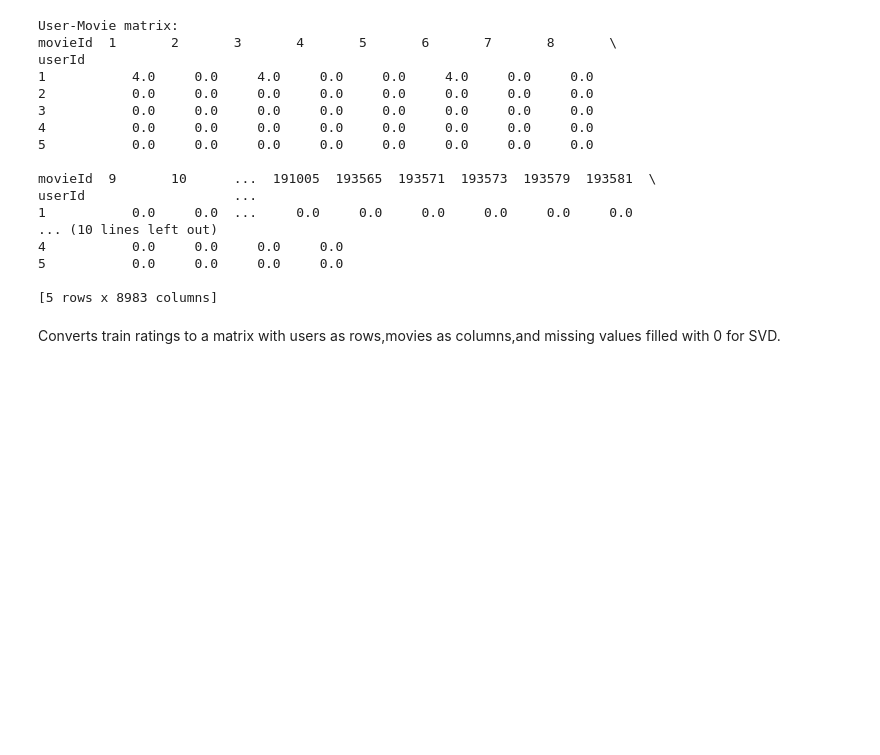
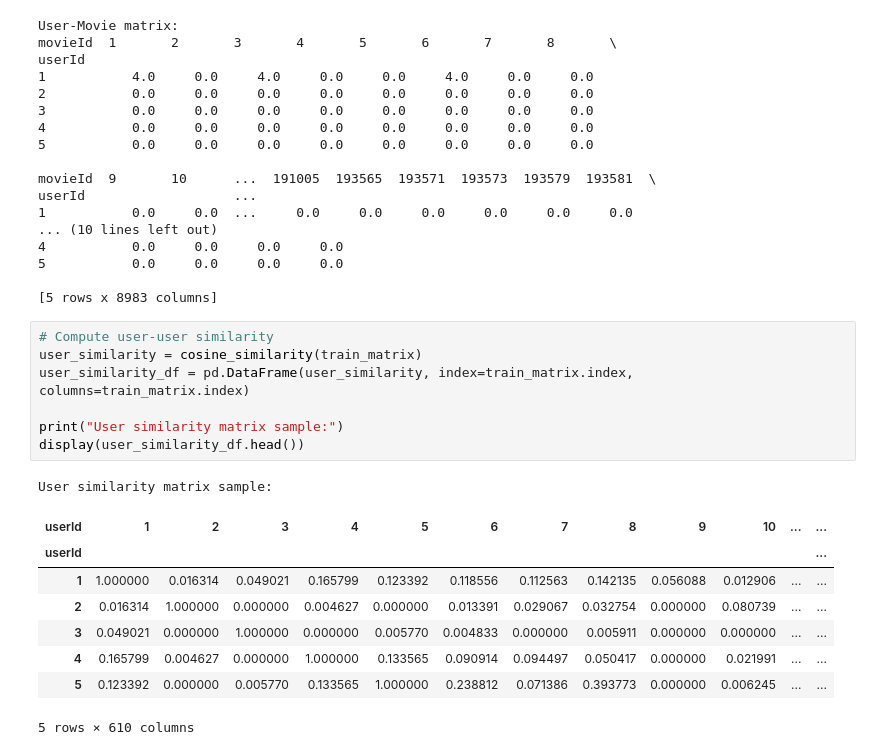
Before and after one commit to Sadiya-Akter-Mim/DataSynthis_Job_task, a Jupyter notebook: DataSynthesis_Assignment.ipynb, the cells around one changed output. Cells and saved outputs as stored; diff of their text form; blank space fills up the shorter version.

```diff
--- a/DataSynthesis_Assignment.ipynb
+++ b/DataSynthesis_Assignment.ipynb
@@ -78,5 +75,20 @@ userId                   ...
 5           0.0     0.0     0.0     0.0
 
 [5 rows x 8983 columns]
-# %% [markdown]
-Converts train ratings to a matrix with users as rows,movies as columns,and missing values filled with 0 for SVD.
+# %%
+# Compute user-user similarity
+user_similarity = cosine_similarity(train_matrix)
+user_similarity_df = pd.DataFrame(user_similarity, index=train_matrix.index, columns=train_matrix.index)
+
+print("User similarity matrix sample:")
+display(user_similarity_df.head())
+# %% [output]
+User similarity matrix sample:
+| userId | 1 | 2 | 3 | 4 | 5 | 6 | 7 | 8 | 9 | 10 | ... | ... |
+| userId |  |  |  |  |  |  |  |  |  |  |  | ... |
+| 1 | 1.000000 | 0.016314 | 0.049021 | 0.165799 | 0.123392 | 0.118556 | 0.112563 | 0.142135 | 0.056088 | 0.012906 | ... | ... |
+| 2 | 0.016314 | 1.000000 | 0.000000 | 0.004627 | 0.000000 | 0.013391 | 0.029067 | 0.032754 | 0.000000 | 0.080739 | ... | ... |
+| 3 | 0.049021 | 0.000000 | 1.000000 | 0.000000 | 0.005770 | 0.004833 | 0.000000 | 0.005911 | 0.000000 | 0.000000 | ... | ... |
+| 4 | 0.165799 | 0.004627 | 0.000000 | 1.000000 | 0.133565 | 0.090914 | 0.094497 | 0.050417 | 0.000000 | 0.021991 | ... | ... |
+| 5 | 0.123392 | 0.000000 | 0.005770 | 0.133565 | 1.000000 | 0.238812 | 0.071386 | 0.393773 | 0.000000 | 0.006245 | ... | ... |
+5 rows × 610 columns
```
Also changed, not shown: parts of 17 cells of this notebook.
